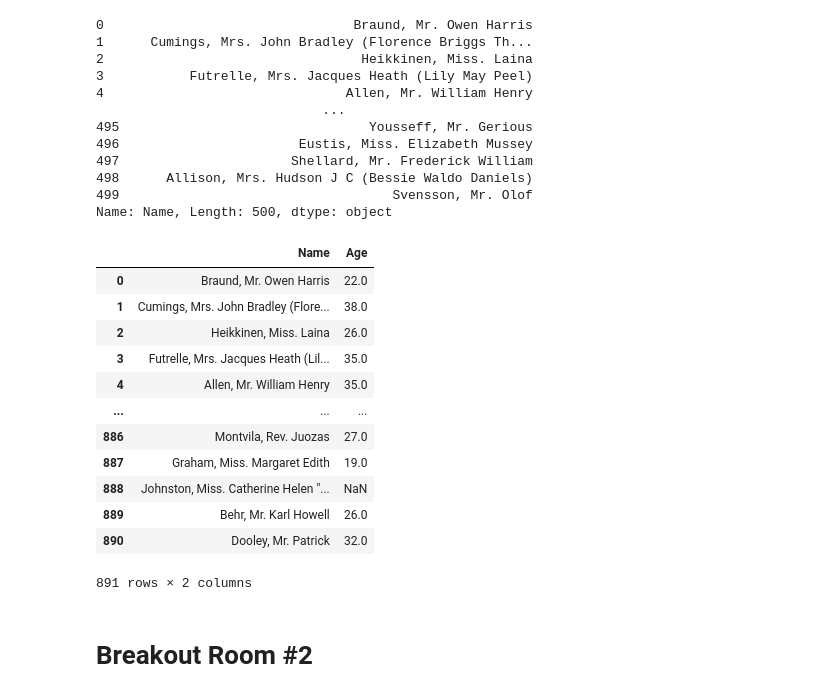
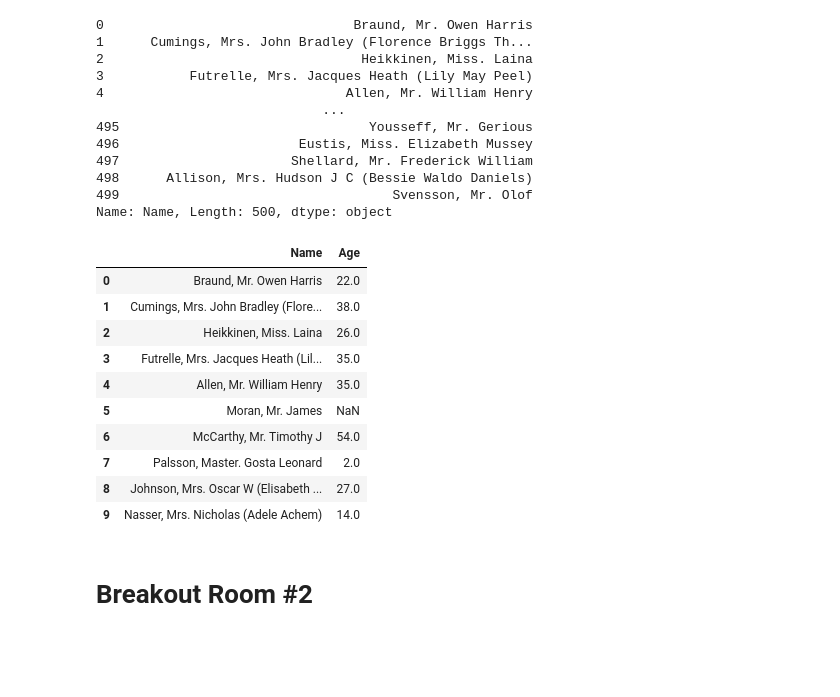
Before and after one commit to OnDigitalMarketing/MSBA-Python, a Jupyter notebook: 08_Pandas/08_Pandas_Class_Exercises.ipynb, the cells around one changed output. Drawn from its saved outputs; the diff is of its cells as text; code cells hidden in the pictures; blank space fills up the shorter version.

```diff
--- a/08_Pandas/08_Pandas_Class_Exercises.ipynb
+++ b/08_Pandas/08_Pandas_Class_Exercises.ipynb
@@ -211,28 +211,25 @@ Name: Name, Length: 500, dtype: object
 # %%
 # And getting all passengers by Name and Age
 
 # Here we set a variable to hold a custom list for Name and Age
 name_age = ['Name', 'Age']
 
-# Passing this in to get all rows for Name and Age
-name_age = passengers.loc[:, name_age]
+# Passing this in to get all rows for Name and Age and creating a new DataFrame
+name_age = pd.DataFrame(passengers.loc[:, name_age])
 
-# Here we can create a new Dataframe of just this data
-name_age
+name_age.head(10)
 # %% [output]
 |  | Name | Age |
 | 0 | Braund, Mr. Owen Harris | 22.0 |
 | 1 | Cumings, Mrs. John Bradley (Flore... | 38.0 |
 | 2 | Heikkinen, Miss. Laina | 26.0 |
 | 3 | Futrelle, Mrs. Jacques Heath (Lil... | 35.0 |
 | 4 | Allen, Mr. William Henry | 35.0 |
-| ... | ... | ... |
-| 886 | Montvila, Rev. Juozas | 27.0 |
-| 887 | Graham, Miss. Margaret Edith | 19.0 |
-| 888 | Johnston, Miss. Catherine Helen "... | NaN |
-| 889 | Behr, Mr. Karl Howell | 26.0 |
-| 890 | Dooley, Mr. Patrick | 32.0 |
+| 5 | Moran, Mr. James | NaN |
+| 6 | McCarthy, Mr. Timothy J | 54.0 |
+| 7 | Palsson, Master. Gosta Leonard | 2.0 |
+| 8 | Johnson, Mrs. Oscar W (Elisabeth ... | 27.0 |
+| 9 | Nasser, Mrs. Nicholas (Adele Achem) | 14.0 |
-891 rows × 2 columns
 # %% [markdown]
 # Breakout Room #2
 # %%
```
Also changed, not shown: parts of 11 cells of this notebook, 3 other files.
